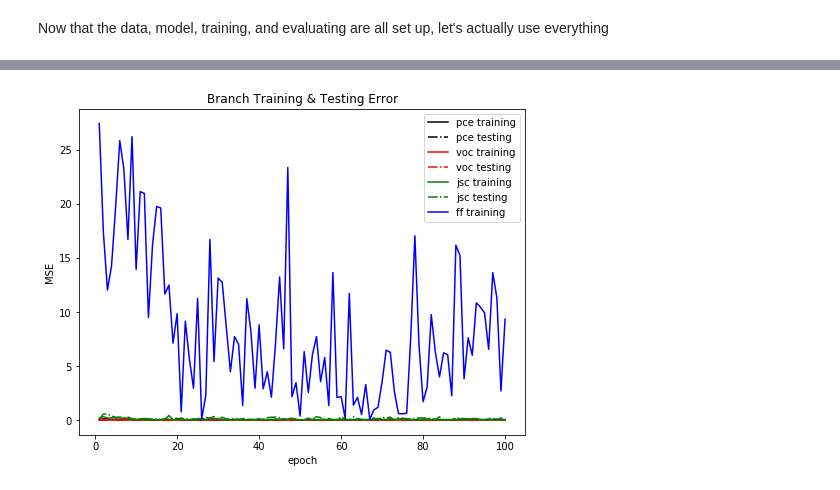
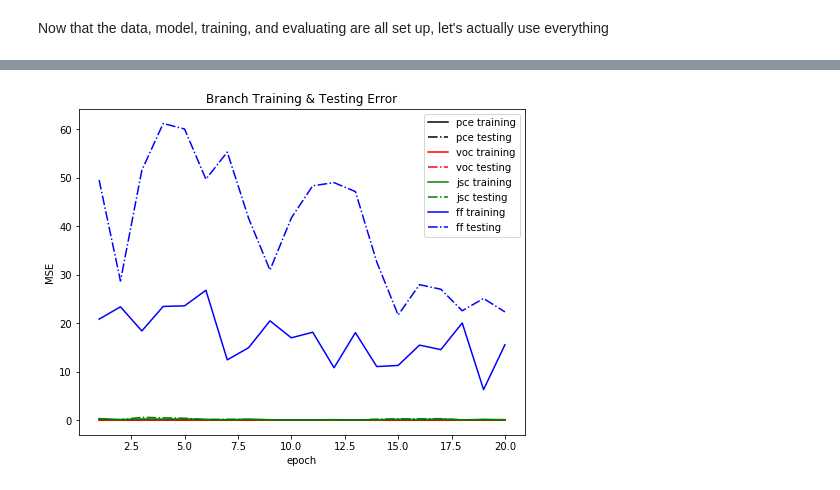
Before and after one commit to wesleyktatum/MatMAP, a Jupyter notebook: ipynb/OPV_NN1.ipynb, the cells around one changed output, grey strips where cells are left out. Saved outputs shown, nothing was run; the diff lists cells and outputs as text; code cells hidden in the pictures.

```diff
--- a/ipynb/OPV_NN1.ipynb
+++ b/ipynb/OPV_NN1.ipynb
@@ -41,7 +42,7 @@ device_df.head()
 | 4 | 4 | 287 | 2019_4_16_P3HTPCBM_NA_3000_SUB1 | 0 | 1 | 0 | 0.637683 | 0.662407 | 2.204954 | ... |
 # %%
 # Hyper parameters
-num_epochs = 100
+num_epochs = 20
 batch_size = int(len(device_df['PCE'])*0.8*0.5) # 50% of x_train samples
 learning_rate = 0.0005
 
@@ -398,27 +399,27 @@ plt.show()
 # %%
 fig, ax = plt.subplots(figsize = (8,6))
 
 epochs = np.arange(1, (num_epochs+1), 1)
 
 plt.plot(epochs, pce_train_epoch_losses, c = 'k', label = 'pce training')
 plt.plot(epochs, pce_test_epoch_losses, '-.', c = 'k', label = 'pce testing')
 
 plt.plot(epochs, voc_train_epoch_losses, c = 'r', label = 'voc training')
 plt.plot(epochs, voc_test_epoch_losses, '-.', c = 'r', label = 'voc testing')
 
 plt.plot(epochs, jsc_train_epoch_losses, c = 'g', label = 'jsc training')
 plt.plot(epochs, jsc_test_epoch_losses, '-.', c = 'g', label = 'jsc testing') #This error is second worst
 
 plt.plot(epochs, ff_train_epoch_losses, c = 'b', label = 'ff training')
-# plt.plot(epochs, ff_test_epoch_losses, '-.', c = 'b', label = 'ff testing') #This error is by far the worst
+plt.plot(epochs, ff_test_epoch_losses, '-.', c = 'b', label = 'ff testing') #This error is by far the worst
 
 plt.legend(loc = 'upper right')
 plt.title("Branch Training & Testing Error")
 ax.set_xlabel('epoch')
 ax.set_ylabel('MSE')
 plt.show()
 # %% [output]
-[figure, old version]
+[figure, new version]
 # %%
 model.eval()
 
```
Also changed, not shown: parts of 4 cells of this notebook, 8 other files.
